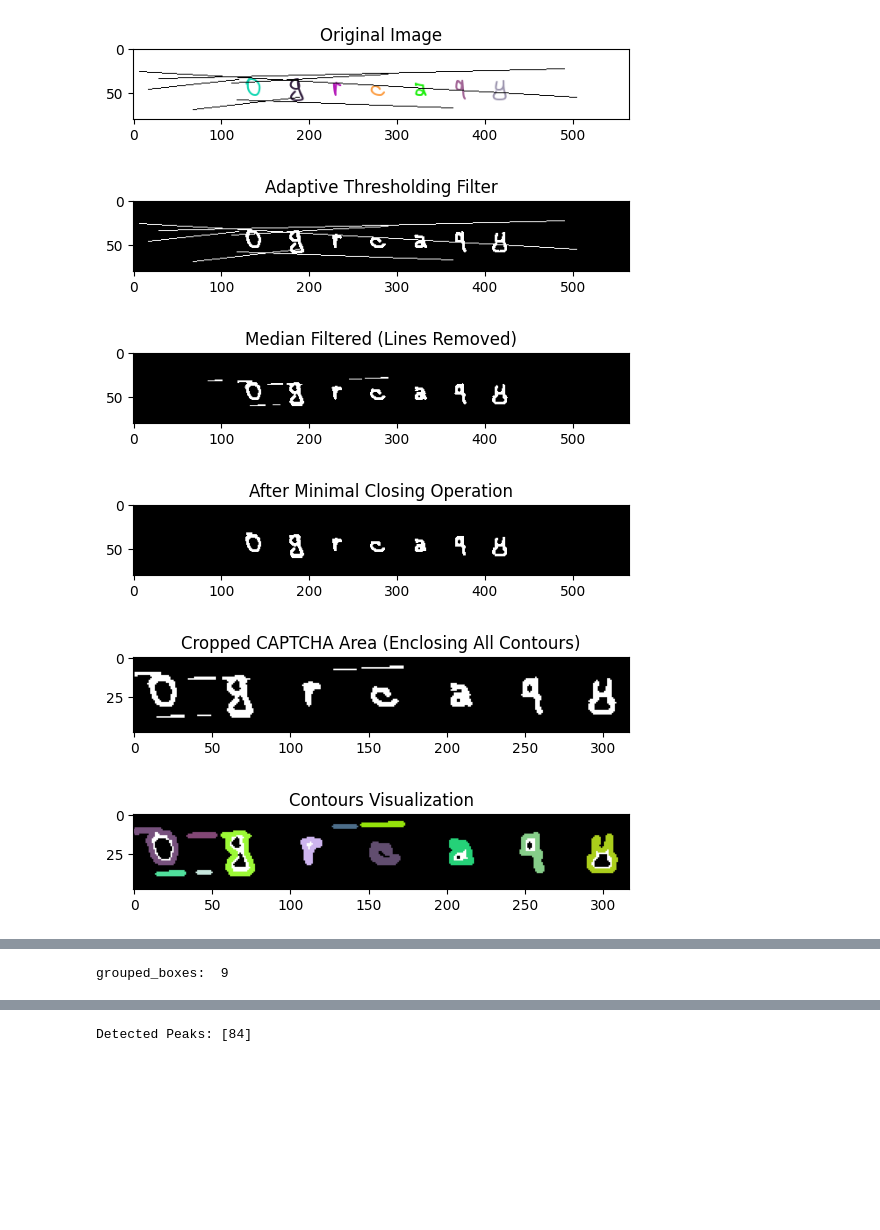
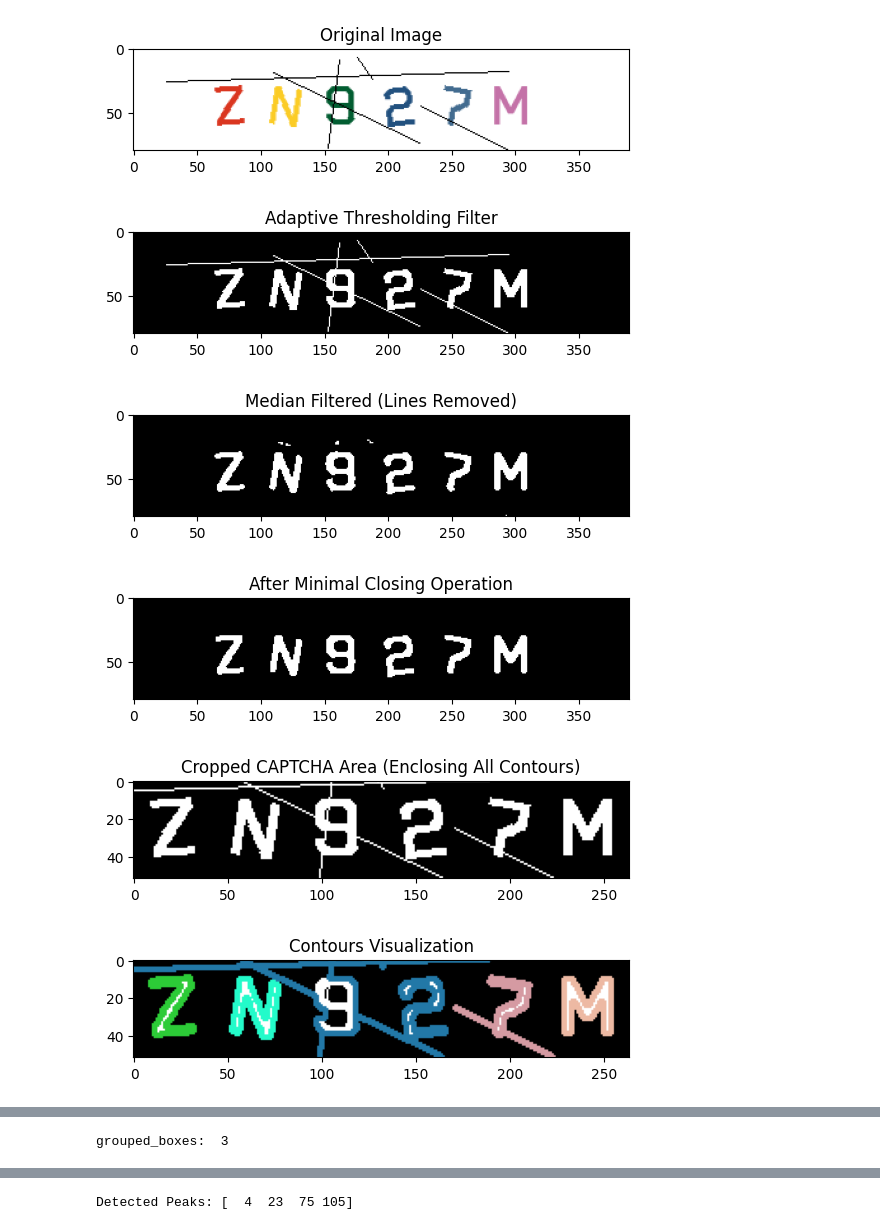
Before and after one commit to Cyrus-Krispin/captcha-recognizer, a Jupyter notebook: trump_wall.ipynb, the cells around one changed output, grey strips where cells are left out. Saved outputs shown, nothing was run; the diff lists cells and outputs as text; code cells hidden in the pictures; blank space fills up the shorter version.

```diff
--- a/trump_wall.ipynb
+++ b/trump_wall.ipynb
@@ -7,7 +7,7 @@ from matplotlib import pyplot as plt
 # 7dqtxy
 
 
-image_path = "main/0grcaqy-0.png" #"train/2jefvnxe-0.png" #"train/0igt-0.png" #"train/0axhfa-0.png"
+image_path = "main/zn927m-0.png" #"train/2jefvnxe-0.png" #"train/0igt-0.png" #"train/0axhfa-0.png"
 image = cv2.imread(image_path)
 plt.imshow(cv2.cvtColor(image, cv2.COLOR_BGR2RGB))
 plt.title('Original Image')
@@ -69,7 +69,7 @@ y_min = max(0, y_min - pad)
 y_max = min(height, y_max + pad)
 
 # Crop the main CAPTCHA area based on the bounding box
-captcha_area = median_filtered[y_min:y_max, x_min:x_max]
+captcha_area = adaptive_filtered[y_min:y_max, x_min:x_max]
 plt.imshow(captcha_area, cmap='gray')
 plt.title('Cropped CAPTCHA Area (Enclosing All Contours)')
 plt.show()
@@ -97,7 +97,9 @@ bounding_boxes = sorted(bounding_boxes, key=lambda x: x[0])  # Sort by x-coordin
 grouped_boxes = []
 current_group = bounding_boxes[0]
 
+
 for i in range(1, len(bounding_boxes)):
+
     x, y, w, h = bounding_boxes[i]
     prev_x, prev_y, prev_w, prev_h = current_group
 
@@ -171,15 +173,19 @@ for i in range(len(grouped_boxes)):
     # Get the coordinates of the current bounding box
     x, y, w, h = grouped_boxes[i]
     segment = crop[:, x:min(x + w, x_max_crop)]  # Crop each section based on bounding box positions
-    if segment.shape[1] == 0:
+    if segment.shape[1] == 0 or segment.size == 0:
         continue
 
-    plt.imshow(cv2.cvtColor(segment, cv2.COLOR_BGR2RGB))
-    plt.title(f'Segment {i}')
-    plt.show()
+    if segment is not None and segment.size > 0:
+        plt.imshow(cv2.cvtColor(segment, cv2.COLOR_BGR2RGB))
+        plt.title(f'Segment {i}')
+        plt.show()
 
-    # Convert the segment to HSV and extract channels
-    hsv_segment = cv2.cvtColor(segment, cv2.COLOR_BGR2HSV)
+        # Convert the segment to HSV and extract channels
+        hsv_segment = cv2.cvtColor(segment, cv2.COLOR_BGR2HSV)
+    else:
+        print(f"Skipping empty segment {i}")
+        continue
     hue_channel = hsv_segment[:, :, 0]
     saturation_channel = hsv_segment[:, :, 1]
     value_channel = hsv_segment[:, :, 2]
@@ -241,8 +247,8 @@ for i in range(len(grouped_boxes)):
     # Loop over the detected hue peaks
     for peak in peaks:
         # Define a range around each peak (±20 degrees)
-        lower_bound = np.array([max(peak - 5, 0)], dtype=np.uint8)
-        upper_bound = np.array([min(peak + 5, 179)], dtype=np.uint8)
+        lower_bound = np.array([max(peak - 8, 0)], dtype=np.uint8)
+        upper_bound = np.array([min(peak + 8, 179)], dtype=np.uint8)
 
         # Create masks for hues within the peak range and remove near-white pixels
         peak_mask = cv2.inRange(hue_channel, lower_bound, upper_bound)
@@ -267,6 +273,9 @@ for i in range(len(grouped_boxes)):
         x_min, x_max = min(all_x), max(all_x)
         y_min, y_max = min(all_y), max(all_y)
 
+        if x_min < 0 or x_max < 0 or y_min < 0 or y_max < 0:
+            continue
+
         box = (x + x_min, y + y_min, x_max - x_min, y_max - y_min)
         final.append(box)
 
@@ -276,13 +285,11 @@ for i in range(len(grouped_boxes)):
         plt.show()
 
         # Plot the colored image after using the filter peak
-        colored_img = kk[:, x_min: x_max]
-        plt.imshow(cv2.cvtColor(colored_img, cv2.COLOR_BGR2RGB))
-        plt.title(f"Colored Image for Peak {peak}")
-        plt.show()
+        if x_min == x_max:
+            continue
 
         # Plot the grayscale image after using the filter peak
-        gray_img = cv2.cvtColor(colored_img, cv2.COLOR_BGR2GRAY)
+        gray_img = cv2.cvtColor(kk[:, x_min: x_max], cv2.COLOR_BGR2GRAY)
         plt.imshow(gray_img, cmap='gray')
         plt.title(f"Grayscale Image for Peak {peak}")
         plt.show()
@@ -317,36 +324,36 @@ for i in range(len(grouped_boxes)):
 # # Display the final segmented image with color-based vertical lines at cluster boundaries
 # plt.imshow(segmented_image)
 # plt.title("Segmented CAPTCHA with Color-Based Transition Lines")
 # plt.axis('off')
 # plt.show()
 
 # Sort detected letters by their x-coordinate
 detected_letters = sorted(detected_letters, key=lambda x: x[1][0])
 
 # Create a blank image to append detected letters horizontally
 total_width = sum([letter[0].shape[1] for letter in detected_letters])
 max_height = max([letter[0].shape[0] for letter in detected_letters])
 concatenated_image = np.zeros((max_height, total_width), dtype=np.uint8)
 
 # Append each detected letter to the blank image
 current_x = 0
 for letter, (x, y, w, h) in detected_letters:
     concatenated_image[:letter.shape[0], current_x:current_x + letter.shape[1]] = letter
     current_x += letter.shape[1]
 
 # Draw vertical lines between each letter
 for i in range(1, len(detected_letters)):
     line_x = sum([detected_letters[j][0].shape[1] for j in range(i)])
     cv2.line(concatenated_image, (line_x, 0), (line_x, max_height), (255, 0, 0), 1)
 
 # Display the concatenated image with vertical lines
 plt.imshow(concatenated_image, cmap='gray')
 plt.title('Concatenated Letters with Vertical Lines')
 plt.show()
 # %% [output]
-[figure, old version]
+[figure, new version]
-[figure, old version]
+[figure, new version]
-[figure, old version]
+[figure, new version]
-[figure, old version]
+[figure, new version]
-[figure, old version]
+[figure, new version]
-[figure, old version]
+[figure, new version]
@@ -355 +362 @@ plt.show()
-grouped_boxes:  9
+grouped_boxes:  3
@@ -358 +365 @@ grouped_boxes:  9
-Detected Peaks: [84]
+Detected Peaks: [  4  23  75 105]
```
Also changed, not shown: parts of 1 cell of this notebook.
